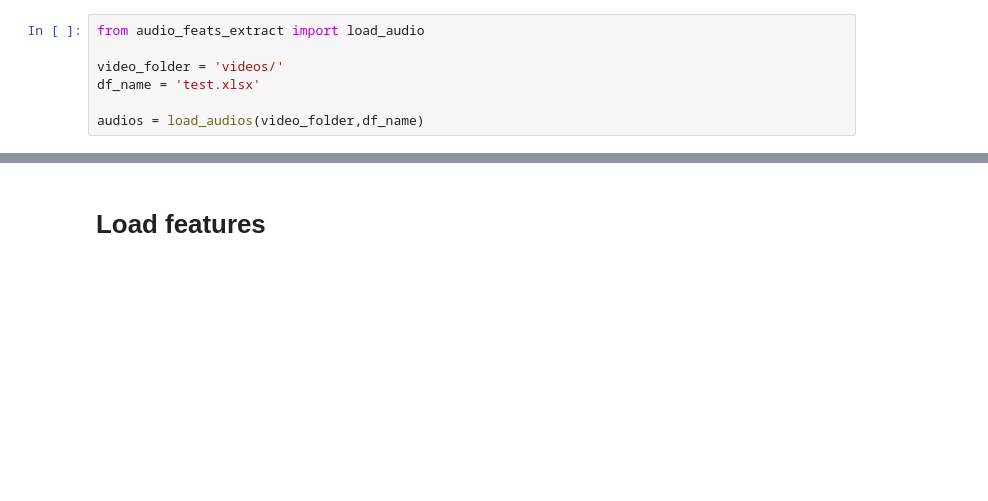
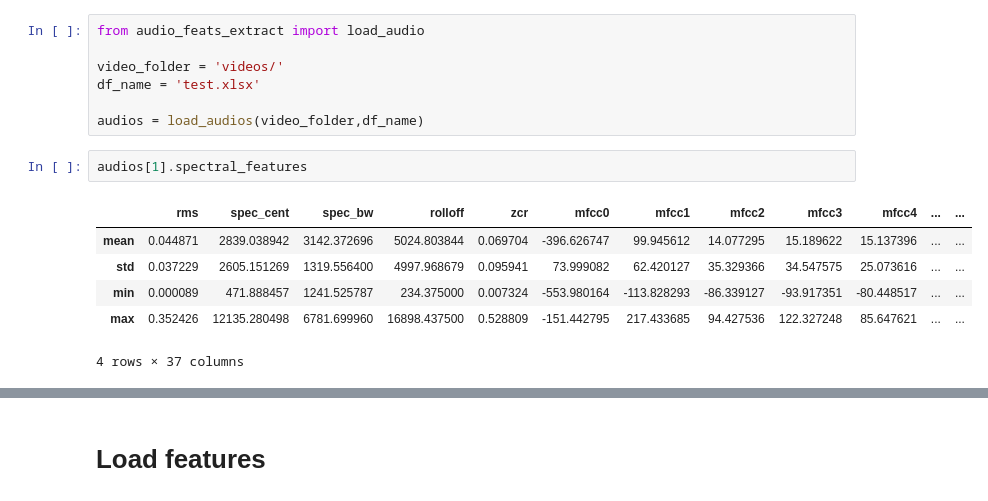
Before and after one commit to Kinzakasmi/Video-Interviews-Analysis, a Jupyter notebook: audio.ipynb, the cells around one changed output, grey strips where cells are left out. Saved outputs shown, nothing was run; the diff lists cells and outputs as text; blank space fills up the shorter version.

```diff
--- a/audio.ipynb
+++ b/audio.ipynb
@@ -51,3 +51,12 @@ video_folder = 'videos/'
 df_name = 'test.xlsx'
 
 audios = load_audios(video_folder,df_name)
+# %%
+audios[1].spectral_features
+# %% [output]
+|  | rms | spec_cent | spec_bw | rolloff | zcr | mfcc0 | mfcc1 | mfcc2 | mfcc3 | mfcc4 | ... | ... |
+| mean | 0.044871 | 2839.038942 | 3142.372696 | 5024.803844 | 0.069704 | -396.626747 | 99.945612 | 14.077295 | 15.189622 | 15.137396 | ... | ... |
+| std | 0.037229 | 2605.151269 | 1319.556400 | 4997.968679 | 0.095941 | 73.999082 | 62.420127 | 35.329366 | 34.547575 | 25.073616 | ... | ... |
+| min | 0.000089 | 471.888457 | 1241.525787 | 234.375000 | 0.007324 | -553.980164 | -113.828293 | -86.339127 | -93.917351 | -80.448517 | ... | ... |
+| max | 0.352426 | 12135.280498 | 6781.699960 | 16898.437500 | 0.528809 | -151.442795 | 217.433685 | 94.427536 | 122.327248 | 85.647621 | ... | ... |
+4 rows × 37 columns
```
Also changed, not shown: parts of 10 cells of this notebook, 2 other files.
